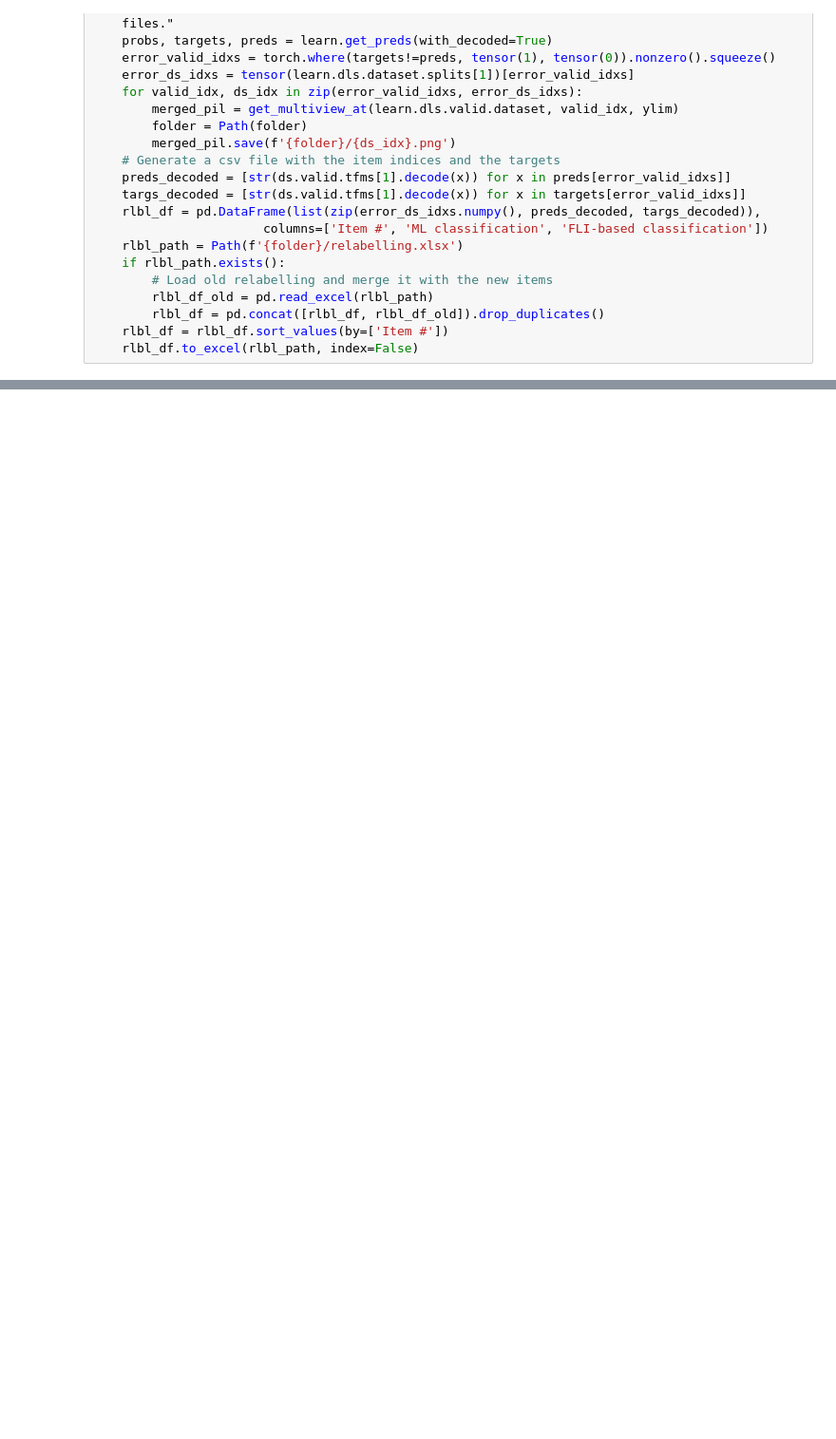
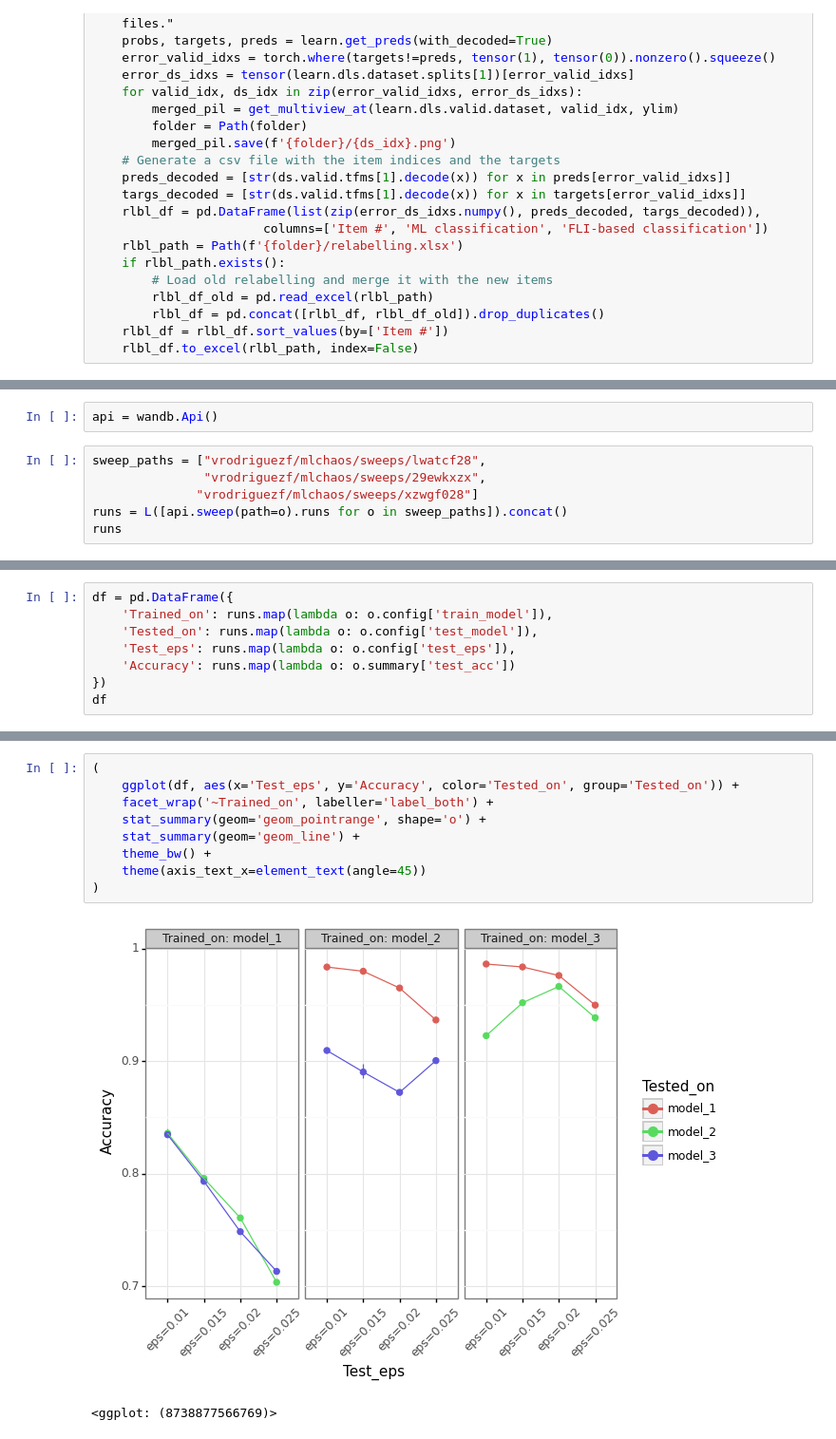
Before and after one commit to vrodriguezf/mlchaos, a Jupyter notebook: nbs/_draftsheet.ipynb, the cells around one changed output, grey strips where cells are left out. Shown at 95% size. Saved outputs shown, nothing was run; the diff lists cells and outputs as text; blank space fills up the shorter version.

```diff
--- a/nbs/_draftsheet.ipynb
+++ b/nbs/_draftsheet.ipynb
@@ -60,0 +68,8 @@ def generate_classification_error_report(learn, folder, ylim):
+# %%
+api = wandb.Api()
+# %%
+sweep_paths = ["vrodriguezf/mlchaos/sweeps/lwatcf28",
+               "vrodriguezf/mlchaos/sweeps/29ewkxzx",
+              "vrodriguezf/mlchaos/sweeps/xzwgf028"]
+runs = L([api.sweep(path=o).runs for o in sweep_paths]).concat()
+runs
@@ -60,0 +78,8 @@ def generate_classification_error_report(learn, folder, ylim):
+# %%
+df = pd.DataFrame({
+    'Trained_on': runs.map(lambda o: o.config['train_model']),
+    'Tested_on': runs.map(lambda o: o.config['test_model']),
+    'Test_eps': runs.map(lambda o: o.config['test_eps']),
+    'Accuracy': runs.map(lambda o: o.summary['test_acc'])
+})
+df
@@ -60,0 +100,12 @@ def generate_classification_error_report(learn, folder, ylim):
+# %%
+(
+    ggplot(df, aes(x='Test_eps', y='Accuracy', color='Tested_on', group='Tested_on')) +
+    facet_wrap('~Trained_on', labeller='label_both') +
+    stat_summary(geom='geom_pointrange', shape='o') +
+    stat_summary(geom='geom_line') +
+    theme_bw() +
+    theme(axis_text_x=element_text(angle=45))
+)
+# %% [output]
+[figure, added]
+<ggplot: (8738877566769)>
```
Also changed, not shown: parts of 4 cells of this notebook, 3 other files.
